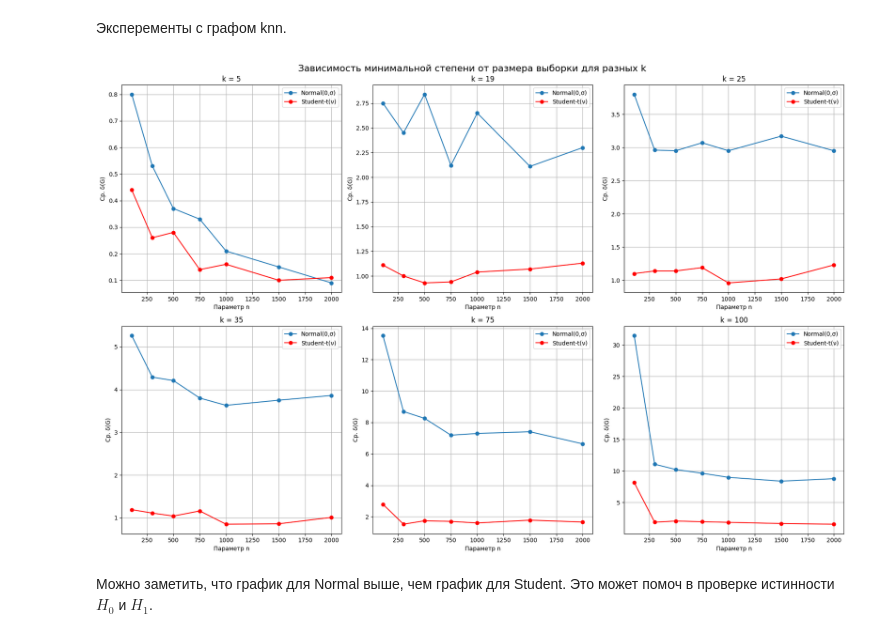
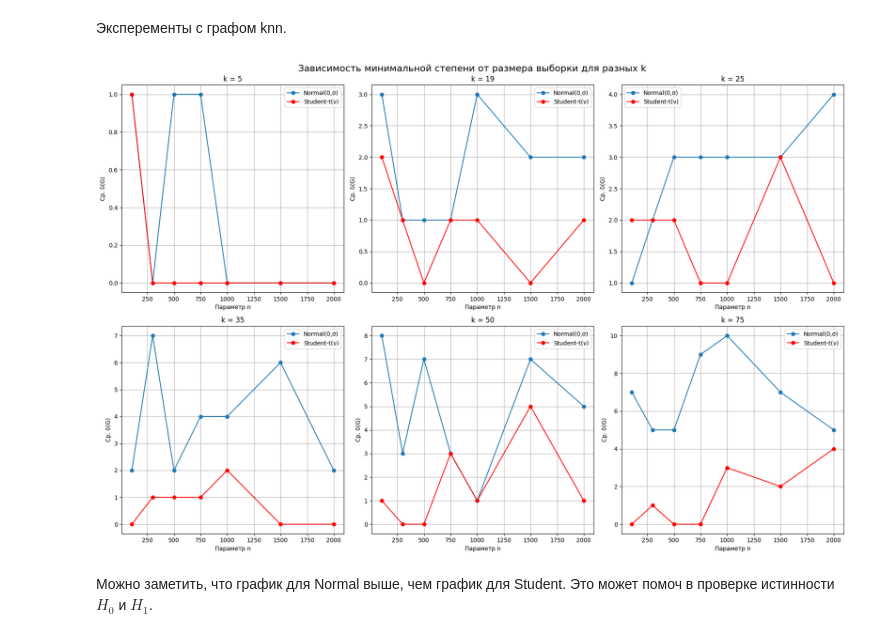
Before and after one commit to Viktorbahse/Random_Ggraph_Problems, a Jupyter notebook: notebooks/Random_graphs.ipynb, the cells around one changed output. Saved outputs shown, nothing was run; the diff lists cells and outputs as text; code cells hidden in the pictures.

```diff
--- a/notebooks/Random_graphs.ipynb
+++ b/notebooks/Random_graphs.ipynb
@@ -232,0 +330,27 @@ plt.show()
+# %%
+param_grid = {
+    'dist': [0.01, 0.05, 0.1, 0.3],
+    'lambda_p': np.linspace(0.5, 5.0, 20)
+}
+n = 200
+n_trials = 20
+fig, axes = plt.subplots(nrows=2, ncols=2, figsize=(18, 12))
+fig.suptitle('Зависимость макс. независимого множества от v для разных dist', fontsize=16)
+for i, d in enumerate(param_grid['dist']):
+    independent_set_means = []
+    for lambda_ in param_grid['lambda_p']:
+        independent_set = []
+        for _ in range(n_trials):
+            samples = generate_gamma_samples(n, lambda_)
+            G = generate_distance_graph(samples, d = d)
+            independent = max_independent_set_size(G)
+            independent_set.append(independent)
+        independent_set_means.append(np.mean(independent))
+    ax = axes[i//2, i%2]
+    ax.plot(param_grid['lambda_p'], independent_set_means, marker='o')
+    ax.set_title(f'dist = {d}')
+    ax.set_xlabel('Параметр v')
+    ax.set_ylabel('Ср. размер макс. независимого множества')
+    ax.grid(True)
+plt.tight_layout()
+plt.show()
@@ -238,7 +366,7 @@ plt.show()
 Эксперементы с графом knn.
 # %%
 param_grid = {
-    'k_neighbors': [5, 19, 25, 35, 50, 75, 100],
+    'k_neighbors': [5, 19, 25, 35, 50, 75],
     'n': [105, 300, 500, 750, 1000, 1500, 2000]
 }
 n_trials = 1
@@ -247,33 +375,33 @@ fig.suptitle('Зависимость минимальной степени от
 for i, k in enumerate(tqdm(param_grid['k_neighbors'], desc='Processing k_neighbors')):
     min_degrees_means = []
     for n in param_grid['n']:
         min_degrees = []
         for _ in range(n_trials):
             samples = generate_normal_samles(n)
             G = generate_knn_digraph(samples, k)
             min_degree = min_node_degree(G)
             min_degrees.append(min_degree)
         min_degrees_means.append(np.mean(min_degrees))
     ax = axes[i//3, i%3]
     ax.plot(param_grid['n'], min_degrees_means, marker='o', label='Normal(0,σ)')
     min_degrees_means = []
     for n in param_grid['n']:
         min_degrees = []
         for _ in range(n_trials):
             samples = generate_standard_t_samles(n)
             G = generate_knn_digraph(samples, k)
             min_degree = min_node_degree(G)
             min_degrees.append(min_degree)
         min_degrees_means.append(np.mean(min_degrees))
     ax.plot(param_grid['n'], min_degrees_means, marker='o', color='red', label='Student-t(ν)')
     ax.set_title(f'k = {k}')
     ax.set_xlabel('Параметр n')
     ax.set_ylabel('Ср. δ(G)')
     ax.legend()
     ax.grid(True)
 plt.tight_layout()
 plt.show()
 # %% [output]
-[figure, old version]
+[figure, new version]
 # %% [markdown]
 Можно заметить, что график для Normal выше, чем график для Student. Это может помоч в проверке истинности $H_0$ и $H_1$.
```
Also changed, not shown: parts of 29 cells of this notebook.
